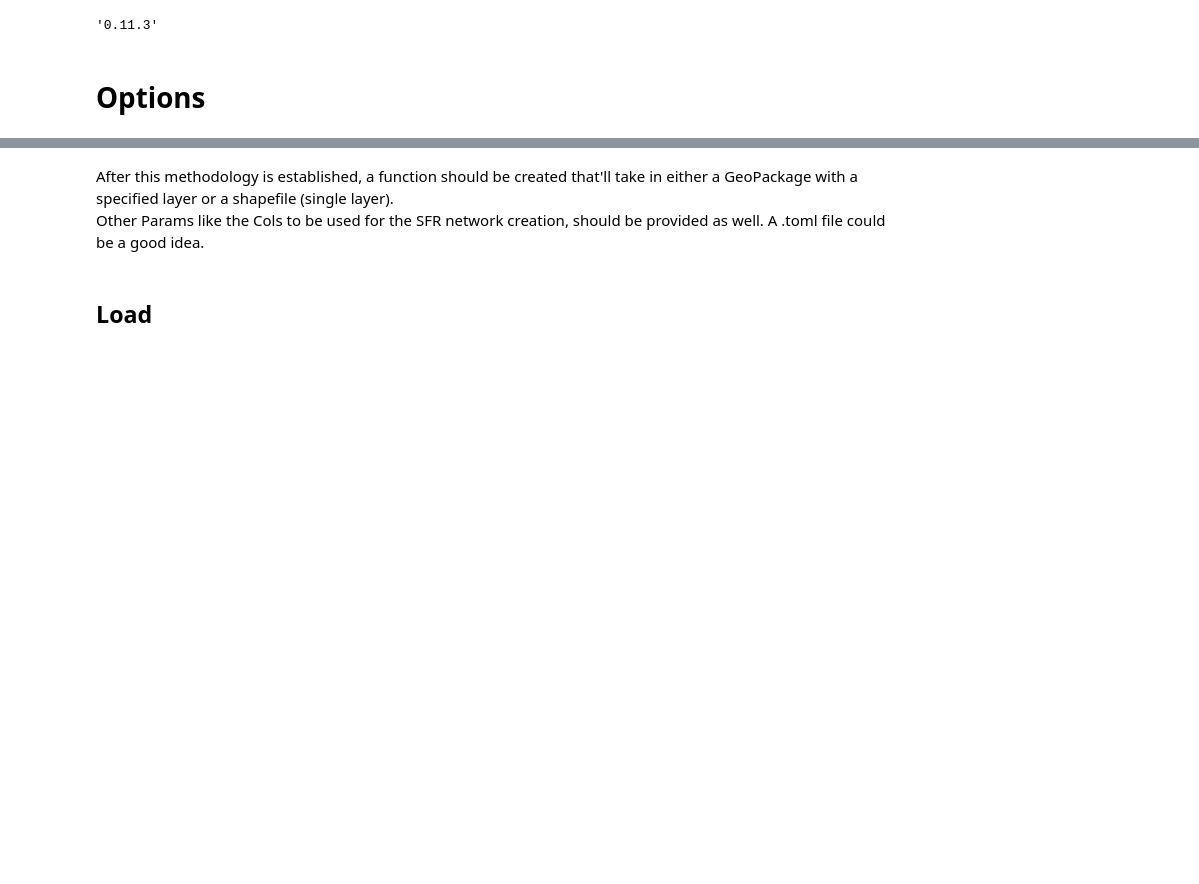
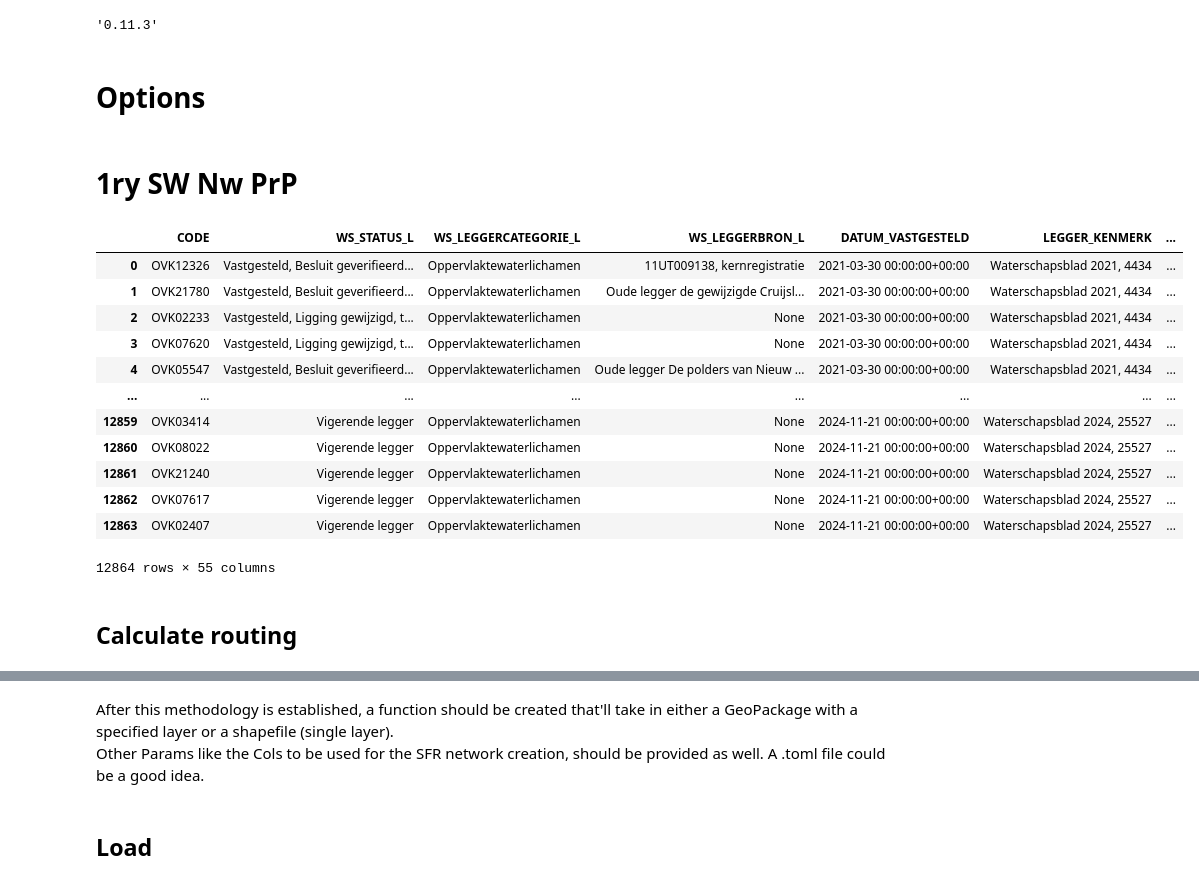
Before and after one commit to Ydrolog/WS_Mdl, a Jupyter notebook: code/Jupyter/PrP/SFRmaker/SFRmaker_NBr33.ipynb, the cells around one changed output, grey strips where cells are left out. Cells and saved outputs as stored; diff of their text form; code cells hidden in the pictures; blank space fills up the shorter version.

```diff
--- a/code/Jupyter/PrP/SFRmaker/SFRmaker_NBr33.ipynb
+++ b/code/Jupyter/PrP/SFRmaker/SFRmaker_NBr33.ipynb
@@ -52,3 +55,5 @@ d_INI = U.INI_to_d(d_Pa['INI'])
 Xmin, Ymin, Xmax, Ymax = [float(i) for i in d_INI['WINDOW'].split(',')]
 SP_date_1st, SP_date_last = [DT.strftime(DT.strptime(d_INI[f'{i}'], '%Y%m%d'), '%Y-%m-%d') for i in ['SDATE', 'EDATE']]
 dx = dy = float(d_INI['CELLSIZE'])
+# %% [markdown]
+# 1ry SW Nw PrP
@@ -54,0 +62,18 @@ dx = dy = float(d_INI['CELLSIZE'])
+# %%
+GDF
+# %% [output]
+|  | CODE | WS_STATUS_L | WS_LEGGERCATEGORIE_L | WS_LEGGERBRON_L | DATUM_VASTGESTELD | LEGGER_KENMERK | ... |
+| 0 | OVK12326 | Vastgesteld, Besluit geverifieerd... | Oppervlaktewaterlichamen | 11UT009138, kernregistratie | 2021-03-30 00:00:00+00:00 | Waterschapsblad 2021, 4434 | ... |
+| 1 | OVK21780 | Vastgesteld, Besluit geverifieerd... | Oppervlaktewaterlichamen | Oude legger de gewijzigde Cruijsl... | 2021-03-30 00:00:00+00:00 | Waterschapsblad 2021, 4434 | ... |
+| 2 | OVK02233 | Vastgesteld, Ligging gewijzigd, t... | Oppervlaktewaterlichamen | None | 2021-03-30 00:00:00+00:00 | Waterschapsblad 2021, 4434 | ... |
+| 3 | OVK07620 | Vastgesteld, Ligging gewijzigd, t... | Oppervlaktewaterlichamen | None | 2021-03-30 00:00:00+00:00 | Waterschapsblad 2021, 4434 | ... |
+| 4 | OVK05547 | Vastgesteld, Besluit geverifieerd... | Oppervlaktewaterlichamen | Oude legger De polders van Nieuw ... | 2021-03-30 00:00:00+00:00 | Waterschapsblad 2021, 4434 | ... |
+| ... | ... | ... | ... | ... | ... | ... | ... |
+| 12859 | OVK03414 | Vigerende legger | Oppervlaktewaterlichamen | None | 2024-11-21 00:00:00+00:00 | Waterschapsblad 2024, 25527 | ... |
+| 12860 | OVK08022 | Vigerende legger | Oppervlaktewaterlichamen | None | 2024-11-21 00:00:00+00:00 | Waterschapsblad 2024, 25527 | ... |
+| 12861 | OVK21240 | Vigerende legger | Oppervlaktewaterlichamen | None | 2024-11-21 00:00:00+00:00 | Waterschapsblad 2024, 25527 | ... |
+| 12862 | OVK07617 | Vigerende legger | Oppervlaktewaterlichamen | None | 2024-11-21 00:00:00+00:00 | Waterschapsblad 2024, 25527 | ... |
+| 12863 | OVK02407 | Vigerende legger | Oppervlaktewaterlichamen | None | 2024-11-21 00:00:00+00:00 | Waterschapsblad 2024, 25527 | ... |
+12864 rows × 55 columns
+# %% [markdown]
+## Calculate routing
```
Also changed, not shown: parts of 74 cells of this notebook, 3 other files.
